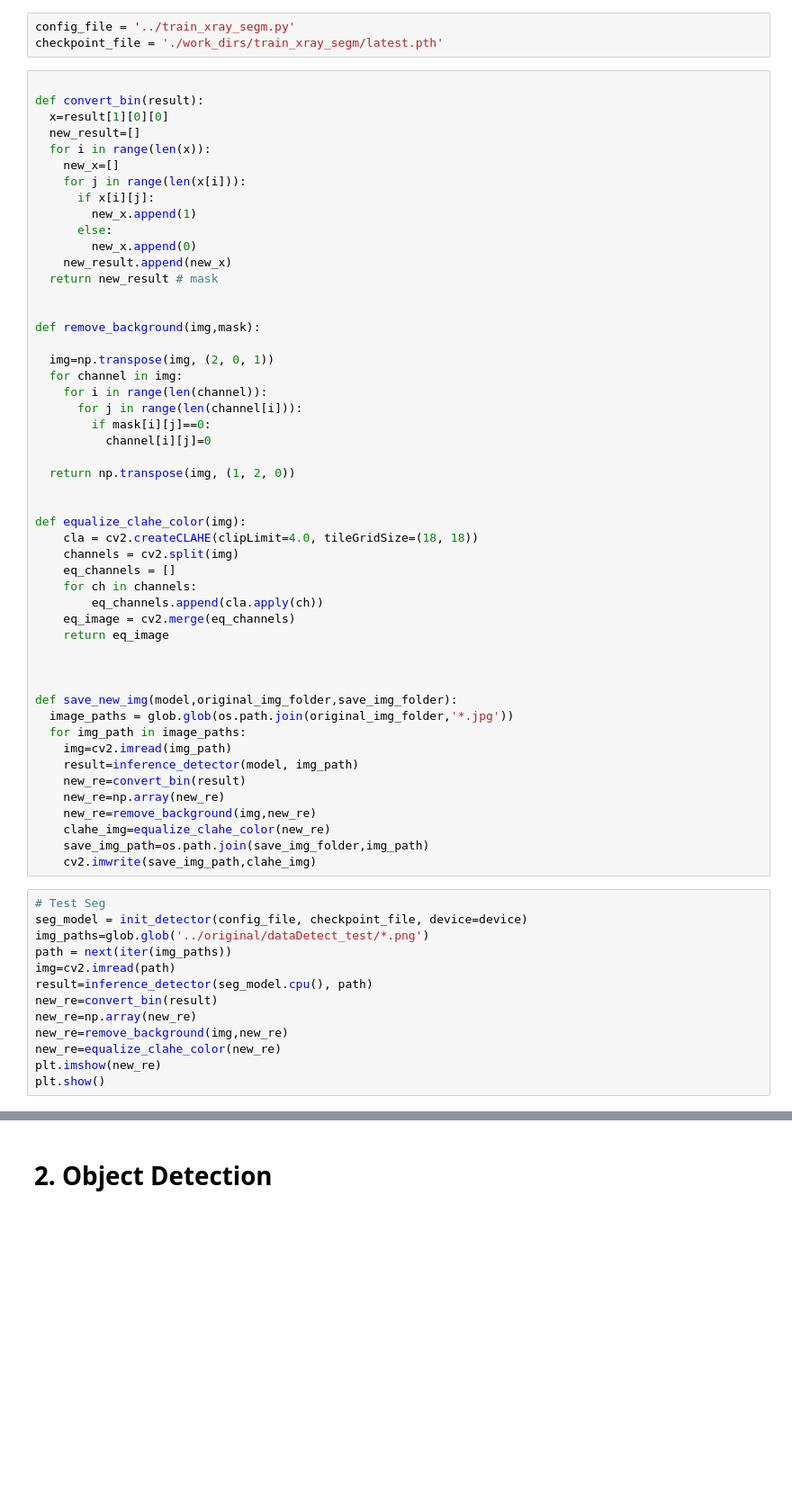
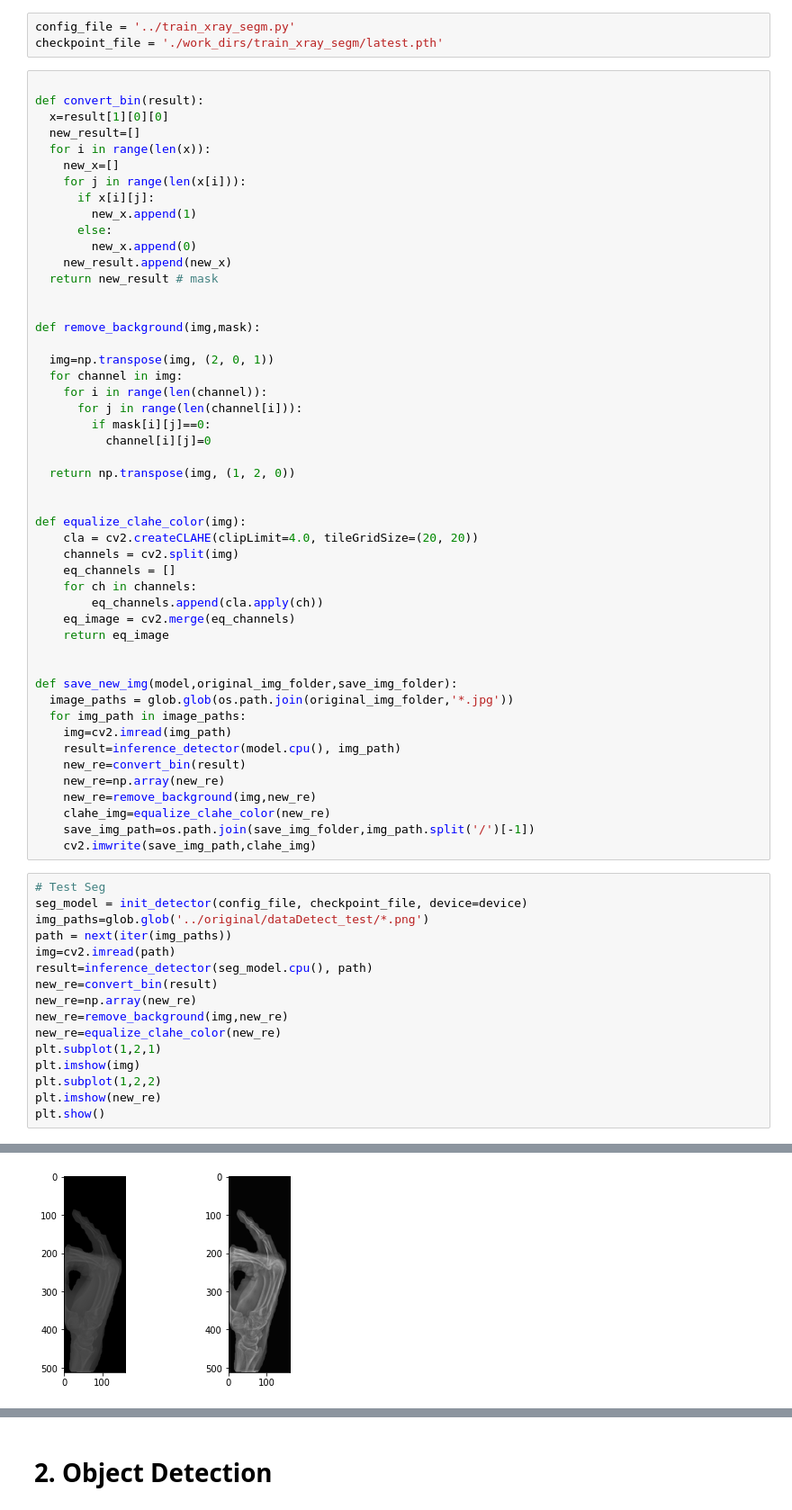
Before and after one commit to manhph2211/Bone-Fracture-Detection, a Jupyter notebook: src/mura/end2end/e2e_mm.ipynb, the cells around one changed output, grey strips where cells are left out. Shown at 90% size. Saved outputs shown, nothing was run; the diff lists cells and outputs as text; blank space fills up the shorter version.

```diff
--- a/src/mura/end2end/e2e_mm.ipynb
+++ b/src/mura/end2end/e2e_mm.ipynb
@@ -92,7 +138,7 @@ def remove_background(img,mask):
 
 
 def equalize_clahe_color(img):
-    cla = cv2.createCLAHE(clipLimit=4.0, tileGridSize=(18, 18))
+    cla = cv2.createCLAHE(clipLimit=4.0, tileGridSize=(20, 20))
     channels = cv2.split(img)
     eq_channels = []
     for ch in channels:
@@ -101,17 +147,16 @@ def equalize_clahe_color(img):
     return eq_image
 
 
-
 def save_new_img(model,original_img_folder,save_img_folder):
   image_paths = glob.glob(os.path.join(original_img_folder,'*.jpg'))
   for img_path in image_paths:
     img=cv2.imread(img_path)
-    result=inference_detector(model, img_path)
+    result=inference_detector(model.cpu(), img_path)
     new_re=convert_bin(result)
     new_re=np.array(new_re)
     new_re=remove_background(img,new_re)
     clahe_img=equalize_clahe_color(new_re)
-    save_img_path=os.path.join(save_img_folder,img_path)
+    save_img_path=os.path.join(save_img_folder,img_path.split('/')[-1])
     cv2.imwrite(save_img_path,clahe_img)
 # %%
 # Test Seg
@@ -124,5 +169,9 @@ new_re=convert_bin(result)
 new_re=np.array(new_re)
 new_re=remove_background(img,new_re)
 new_re=equalize_clahe_color(new_re)
+plt.subplot(1,2,1)
+plt.imshow(img)
+plt.subplot(1,2,2)
 plt.imshow(new_re)
 plt.show()
+# %% [output]
@@ -129,3 +179,4 @@ plt.show()
+[figure, added]
 # %%
 # I can't find the preprocessing config so far --> Just for now :
 save_new_img(seg_model,'../original/train/','../original/train/')
```
Also changed, not shown: parts of 10 cells of this notebook, 2 other files.
